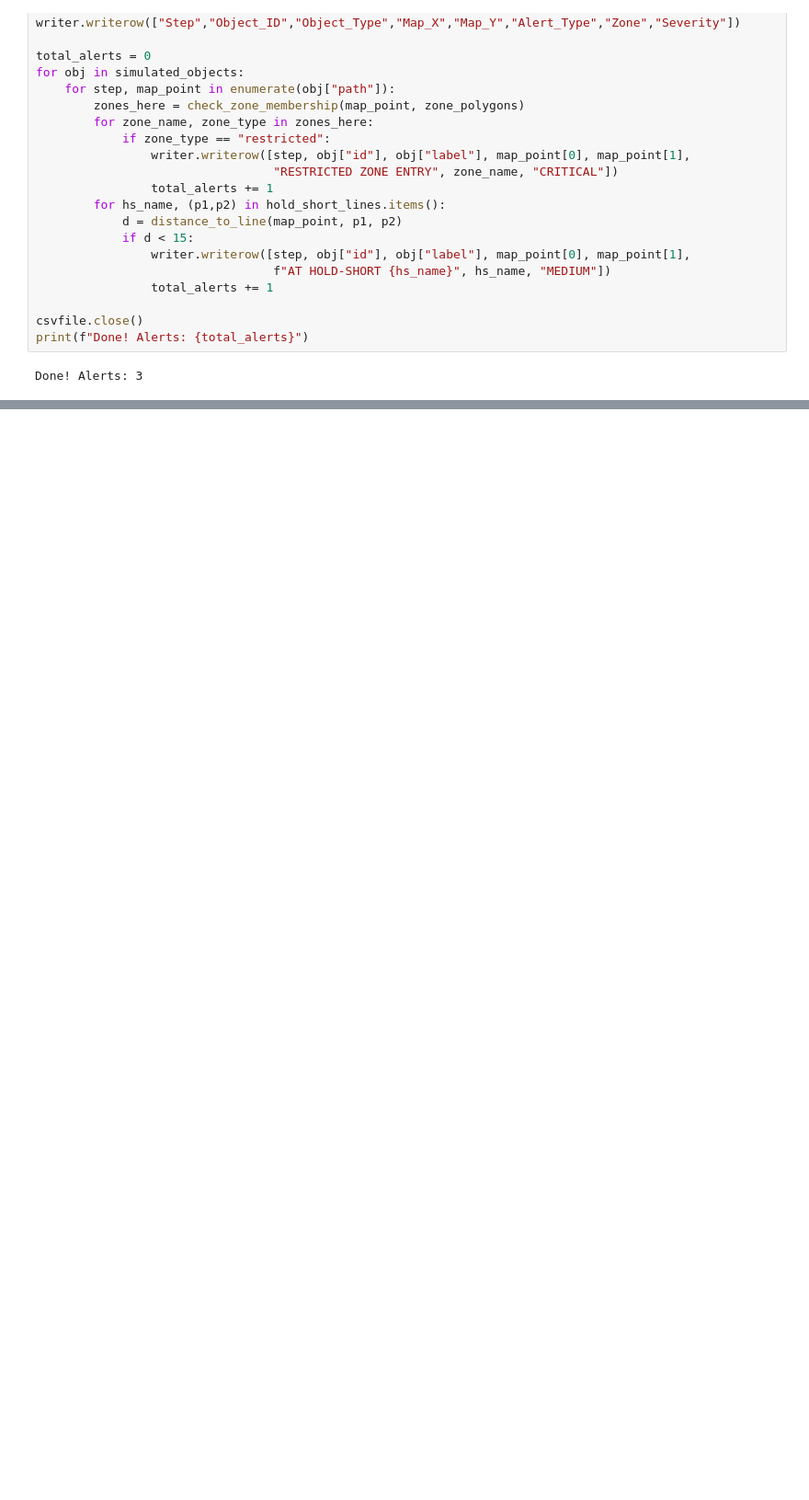
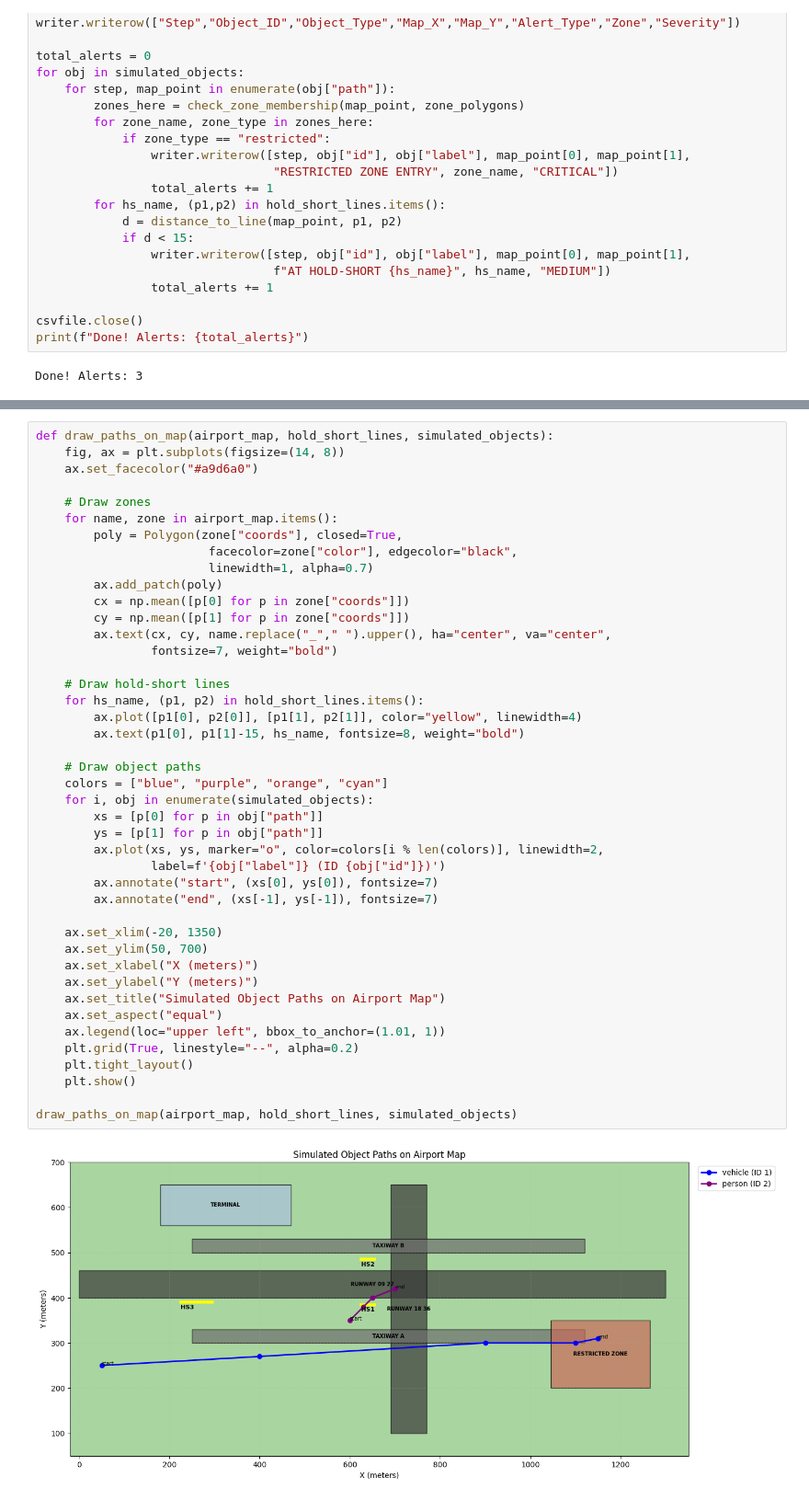
Before and after one commit to deepkaur09/airport-surface-safety-system, a Jupyter notebook: AS_Learning.ipynb, the cells around one changed output, grey strips where cells are left out. Shown at 92% size. Cells and saved outputs as stored; diff of their text form; blank space fills up the shorter version.

Commit message:
Add path visualization for simulated conflict scenarios

```diff
--- a/AS_Learning.ipynb
+++ b/AS_Learning.ipynb
@@ -678,0 +684,45 @@ Done! Alerts: 3
+# %%
+def draw_paths_on_map(airport_map, hold_short_lines, simulated_objects):
+    fig, ax = plt.subplots(figsize=(14, 8))
+    ax.set_facecolor("#a9d6a0")
+
+    # Draw zones
+    for name, zone in airport_map.items():
+        poly = Polygon(zone["coords"], closed=True,
+                        facecolor=zone["color"], edgecolor="black",
+                        linewidth=1, alpha=0.7)
+        ax.add_patch(poly)
+        cx = np.mean([p[0] for p in zone["coords"]])
+        cy = np.mean([p[1] for p in zone["coords"]])
+        ax.text(cx, cy, name.replace("_"," ").upper(), ha="center", va="center",
+                fontsize=7, weight="bold")
+
+    # Draw hold-short lines
+    for hs_name, (p1, p2) in hold_short_lines.items():
+        ax.plot([p1[0], p2[0]], [p1[1], p2[1]], color="yellow", linewidth=4)
+        ax.text(p1[0], p1[1]-15, hs_name, fontsize=8, weight="bold")
+
+    # Draw object paths
+    colors = ["blue", "purple", "orange", "cyan"]
+    for i, obj in enumerate(simulated_objects):
+        xs = [p[0] for p in obj["path"]]
+        ys = [p[1] for p in obj["path"]]
+        ax.plot(xs, ys, marker="o", color=colors[i % len(colors)], linewidth=2,
+                label=f'{obj["label"]} (ID {obj["id"]})')
+        ax.annotate("start", (xs[0], ys[0]), fontsize=7)
+        ax.annotate("end", (xs[-1], ys[-1]), fontsize=7)
+
+    ax.set_xlim(-20, 1350)
+    ax.set_ylim(50, 700)
+    ax.set_xlabel("X (meters)")
+    ax.set_ylabel("Y (meters)")
+    ax.set_title("Simulated Object Paths on Airport Map")
+    ax.set_aspect("equal")
+    ax.legend(loc="upper left", bbox_to_anchor=(1.01, 1))
+    plt.grid(True, linestyle="--", alpha=0.2)
+    plt.tight_layout()
+    plt.show()
+
+draw_paths_on_map(airport_map, hold_short_lines, simulated_objects)
+# %% [output]
+[figure, added]
```
Also changed, not shown: parts of 2 cells of this notebook.
